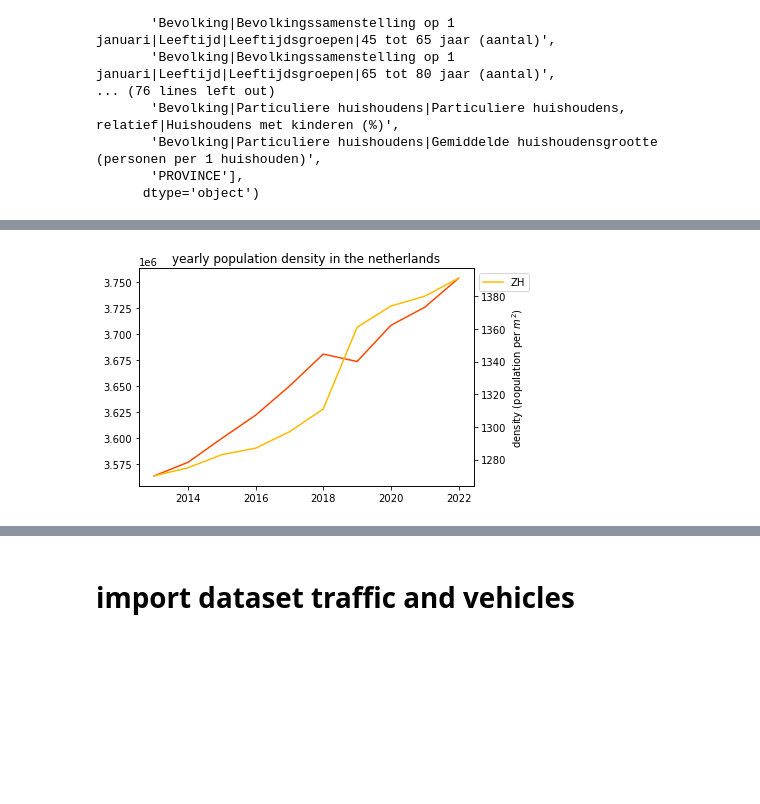
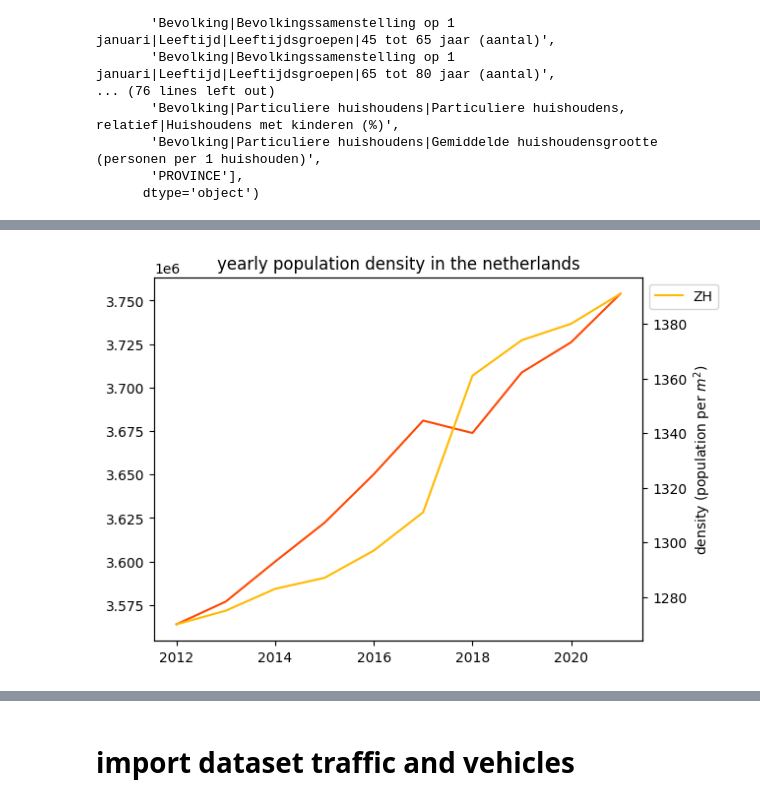
Before and after one commit to stefan1234567891011/AI_personal_project, a Jupyter notebook: code/data.ipynb, the cells around one changed output, grey strips where cells are left out. Cells and saved outputs as stored; diff of their text form; code cells hidden in the pictures; blank space fills up the shorter version.

```diff
--- a/code/data.ipynb
+++ b/code/data.ipynb
@@ -450,7 +451,8 @@ load datasets and make them usable
 # %% [markdown]
 # import dataset about population
 # %%
-csv_path_population = "../data/aantal_inwoners_en_voertuigen/Regionale_kerncijfers_Nederland_Bevolking_2.csv"
+# csv_path_population = "../data/aantal_inwoners_en_voertuigen/Regionale_kerncijfers_Nederland_Bevolking_2.csv"
+csv_path_population = "C:/Users/shobe/Documents/school/minor AI/personal_project/aantal_inwoners_en_voertuigen-20221219T154519Z-001/aantal_inwoners_en_voertuigen/Regionale_kerncijfers_Nederland_Bevolking_2.csv" #desktop
 df_population = pd.read_csv(csv_path_population, sep=";")
 new_column_names = []
 for i in enumerate(df_population):
@@ -461,3 +463,6 @@ df_population = df_population.drop([0]).reset_index().drop("index", axis="column
 df_population.to_csv("population.csv", index=False)
 # %%
 df_population_2 = pd.read_csv("population.csv")
+df_population_2 = df_population_2[df_population_2["Perioden (jaar)"] != 2012]
+df_population_2["Perioden (jaar)"] -= 1
+df_population_2
@@ -576,7 +595,7 @@ plt.show()
 # %%
 df_population_3.sort_values(by=["YEAR"])
 year = df_population_3["YEAR"].unique()
-year_2 = range(year.min()+1, year.max()+1)
+year_2 = range(year.min(), year.max()+1)
 provinces = df_population_3["PROVINCE"].unique()
 n_provinces = len(provinces)
 
@@ -603,7 +622,7 @@ plt.show()
 # %%
 df_population_3.sort_values(by=["YEAR"])
 year = df_population_3["YEAR"].unique()
-year_2 = range(year.min()+1, year.max()+1)
+year_2 = range(year.min(), year.max()+1)
 provinces = df_population_3["PROVINCE"].unique()
 n_provinces = len(provinces)
 
@@ -630,39 +649,39 @@ plt.show()
 # %%
 df_population_3.sort_values(by=["YEAR"])
 year = df_population_3["YEAR"].unique()
-year_2 = range(year.min()+1, year.max()+1)
+year_2 = range(year.min(), year.max()+1)
 provinces = df_population_3["PROVINCE"].unique()
 n_provinces = len(provinces)
 
 num_colors = n_provinces
 cm = plt.get_cmap('gist_rainbow')
 colors=[cm(1.*i/num_colors) for i in range(num_colors)]
 
 # for i, j in enumerate(provinces):
 j = "ZH"
 line_population = []
 line_density = []
 for k in year_2:
     point_population = df_population_3[(df_population_3["PROVINCE"] == j) & (df_population_3["YEAR"] == k)]
     line_population.append(point_population["TOTAL_POPULATION"])
     point_density = df_population_3[(df_population_3["PROVINCE"] == j) & (df_population_3["YEAR"] == k)]
     line_density.append(point_density["POPULATION_DENSITY"])
 line_population = np.array(line_population)
 line_density = np.array(line_density)
 
 fig, ax = plt.subplots()
 ax.plot(year_2, line_population, label=j, color = colors[1])
 ax2 = ax.twinx()
 ax2.plot(year_2, line_density, label=j, color = colors[2])
 
 plt.title("yearly population density in the netherlands")
 plt.xlabel("year")
 plt.ylabel("density (population per $m^{2}$)")
 
 plt.legend(bbox_to_anchor=(1, 1))
 plt.show()
 # %% [output]
-[figure, old version]
+[figure, new version]
 # %%
 df_7.sort_values(by=["YEAR"])
 year = df_7["YEAR"].unique()
```
Also changed, not shown: parts of 31 cells of this notebook.
